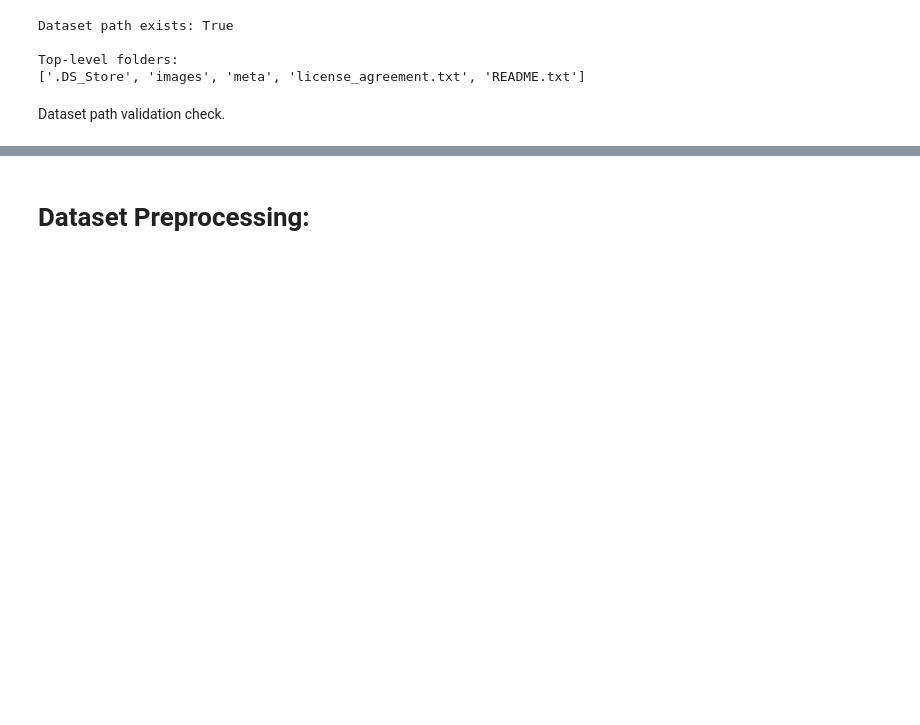
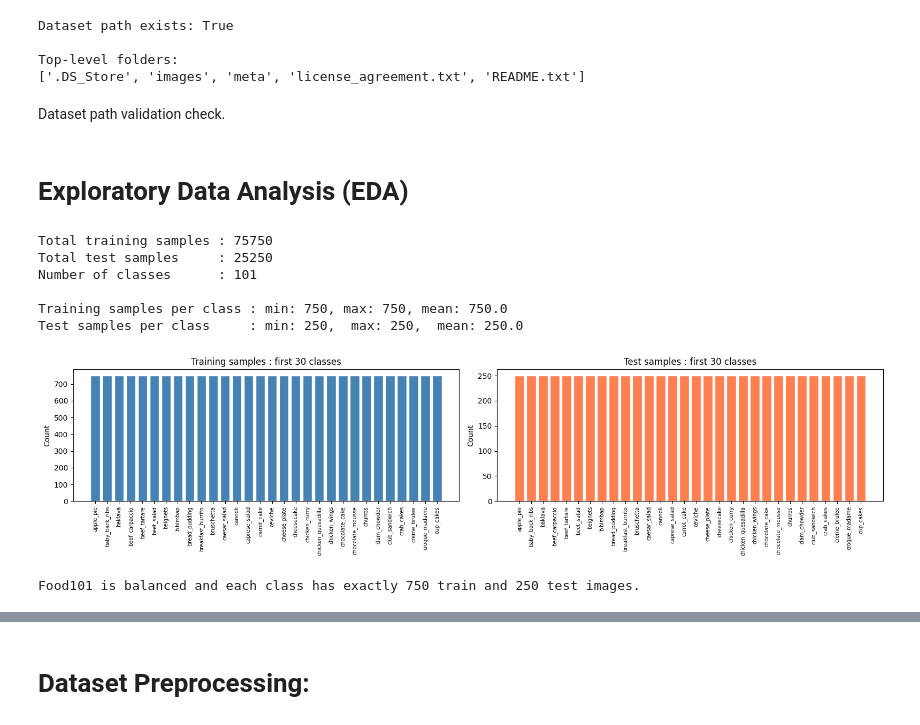
Before and after one commit to shreyashn10/AT2DeepLearning, a Jupyter notebook: PartA.ipynb, the cells around one changed output, grey strips where cells are left out. Saved outputs shown, nothing was run; the diff lists cells and outputs as text; code cells hidden in the pictures; blank space fills up the shorter version.

```diff
--- a/PartA.ipynb
+++ b/PartA.ipynb
@@ -54,3 +60,55 @@ Top-level folders:
 ['.DS_Store', 'images', 'meta', 'license_agreement.txt', 'README.txt']
 # %% [markdown]
 Dataset path validation check.
+# %% [markdown]
+# Exploratory Data Analysis (EDA)
+# %%
+meta_path = os.path.join(DATA_PATH, "meta")
+
+with open(os.path.join(meta_path, "classes.txt")) as f:
+    classes = [line.strip() for line in f.readlines()]
+
+with open(os.path.join(meta_path, "train.txt")) as f:
+    train_paths = [line.strip() for line in f.readlines()]
+
+with open(os.path.join(meta_path, "test.txt")) as f:
+    test_paths = [line.strip() for line in f.readlines()]
+
+# Count samples per class
+train_counts = pd.Series([p.split("/")[0] for p in train_paths]).value_counts().sort_index()
+test_counts  = pd.Series([p.split("/")[0] for p in test_paths]).value_counts().sort_index()
+
+print(f"Total training samples : {len(train_paths)}")
+print(f"Total test samples     : {len(test_paths)}")
+print(f"Number of classes      : {len(classes)}")
+print(f"\nTraining samples per class : min: {train_counts.min()}, max: {train_counts.max()}, mean: {train_counts.mean():.1f}")
+print(f"Test samples per class     : min: {test_counts.min()},  max: {test_counts.max()},  mean: {test_counts.mean():.1f}")
+
+# Plot class distribution (first 30 classes for readability)
+fig, axes = plt.subplots(1, 2, figsize=(16, 4))
+
+axes[0].bar(range(30), train_counts.values[:30], color="steelblue", edgecolor="white")
+axes[0].set_xticks(range(30))
+axes[0].set_xticklabels(train_counts.index[:30], rotation=90, fontsize=7)
+axes[0].set_title("Training samples : first 30 classes")
+axes[0].set_ylabel("Count")
+
+axes[1].bar(range(30), test_counts.values[:30], color="coral", edgecolor="white")
+axes[1].set_xticks(range(30))
+axes[1].set_xticklabels(test_counts.index[:30], rotation=90, fontsize=7)
+axes[1].set_title("Test samples : first 30 classes")
+axes[1].set_ylabel("Count")
+
+plt.tight_layout()
+plt.savefig("eda_class_distribution.png", dpi=100, bbox_inches="tight")
+plt.show()
+print("Food101 is balanced and each class has exactly 750 train and 250 test images.")
+# %% [output]
+Total training samples : 75750
+Total test samples     : 25250
+Number of classes      : 101
+
+Training samples per class : min: 750, max: 750, mean: 750.0
+Test samples per class     : min: 250,  max: 250,  mean: 250.0
+[figure, added]
+Food101 is balanced and each class has exactly 750 train and 250 test images.
```
Also changed, not shown: parts of 45 cells of this notebook, 3 other files.
